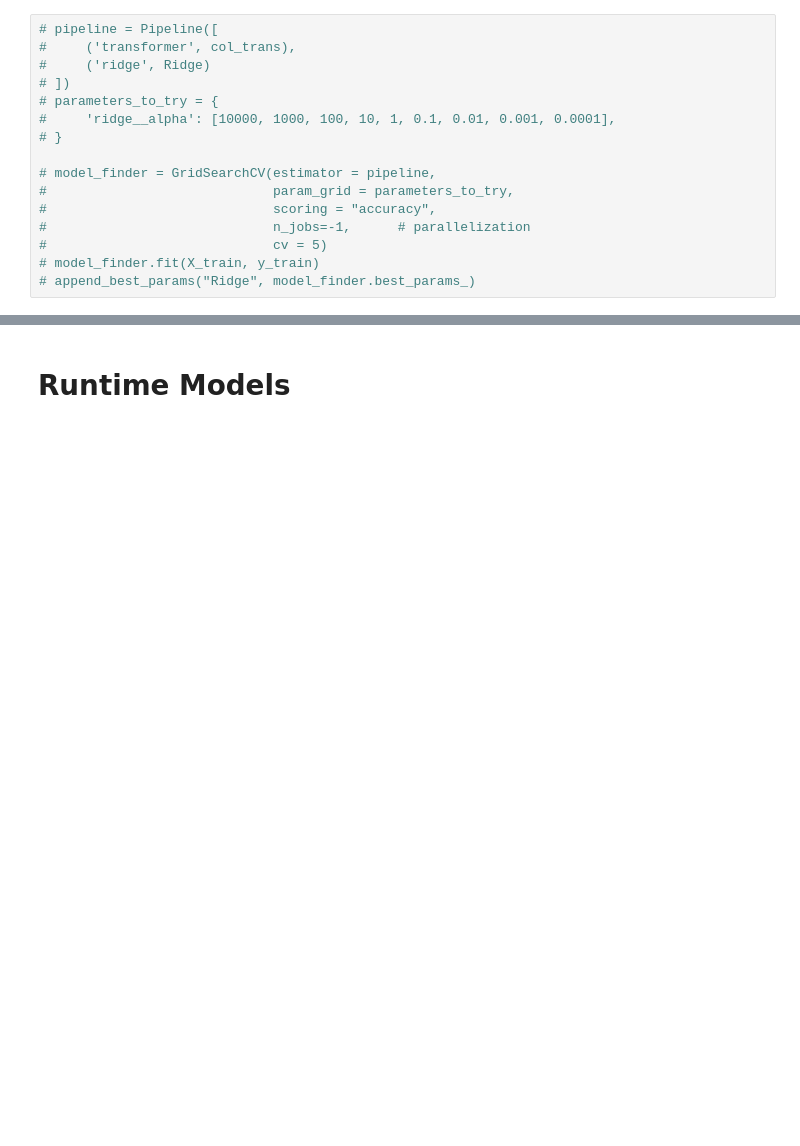
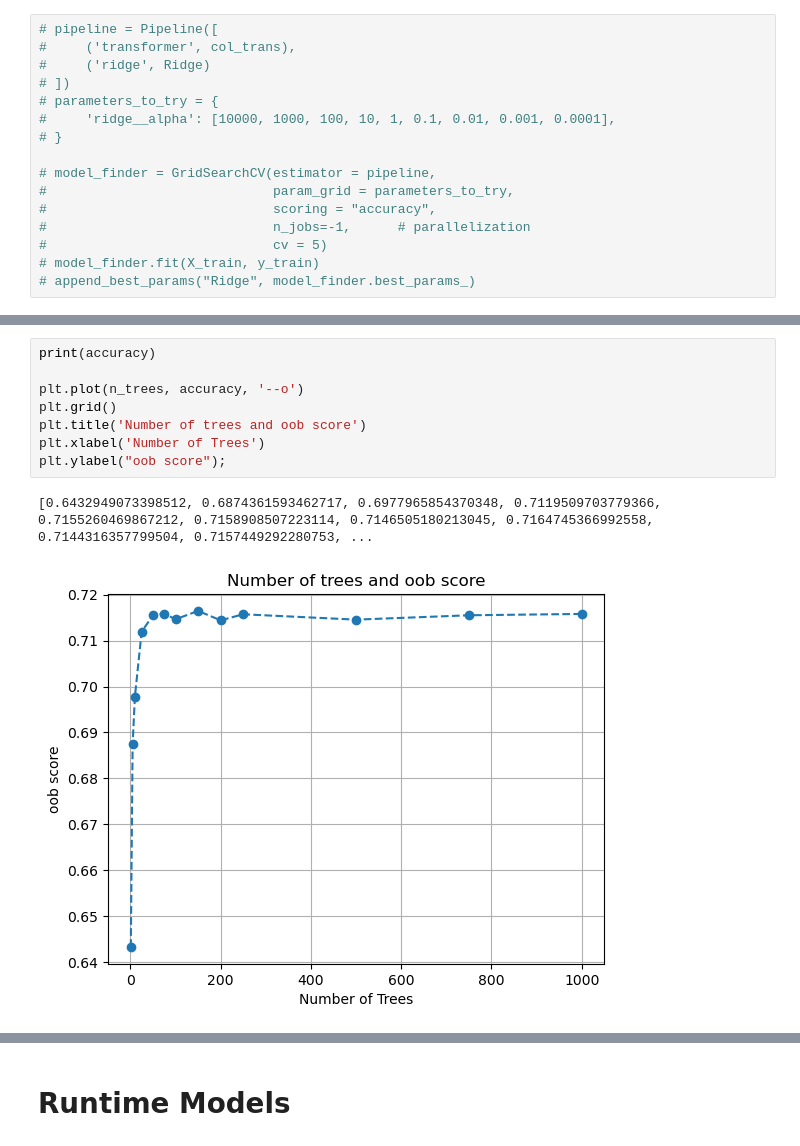
Before and after one commit to davestange/predict_plays, a Jupyter notebook: predict.ipynb, the cells around one changed output, grey strips where cells are left out. Saved outputs shown, nothing was run; the diff lists cells and outputs as text; blank space fills up the shorter version.

```diff
--- a/predict.ipynb
+++ b/predict.ipynb
@@ -623,0 +671,11 @@ Overall Best: 0.740625 features: ['is_inside_two_mins' 'wr_count' 'te_count' 'rb
+# %%
+print(accuracy)
+
+plt.plot(n_trees, accuracy, '--o')
+plt.grid()
+plt.title('Number of trees and oob score')
+plt.xlabel('Number of Trees')
+plt.ylabel("oob score");
+# %% [output]
+[0.6432949073398512, 0.6874361593462717, 0.6977965854370348, 0.7119509703779366, 0.7155260469867212, 0.7158908507223114, 0.7146505180213045, 0.7164745366992558, 0.7144316357799504, 0.7157449292280753, ...
+[figure, added]
```
Also changed, not shown: parts of 13 cells of this notebook, 2 other files.
